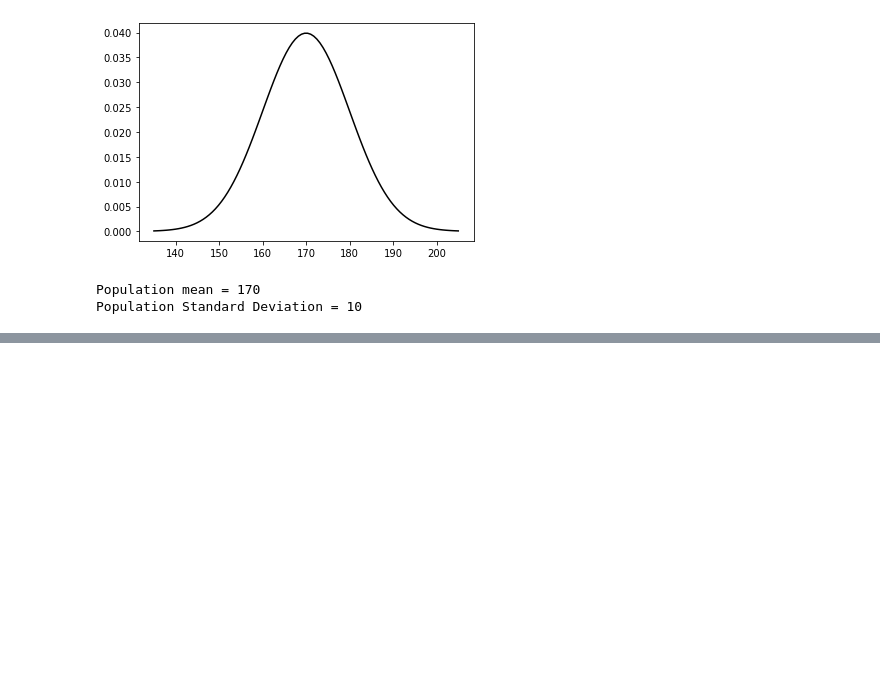
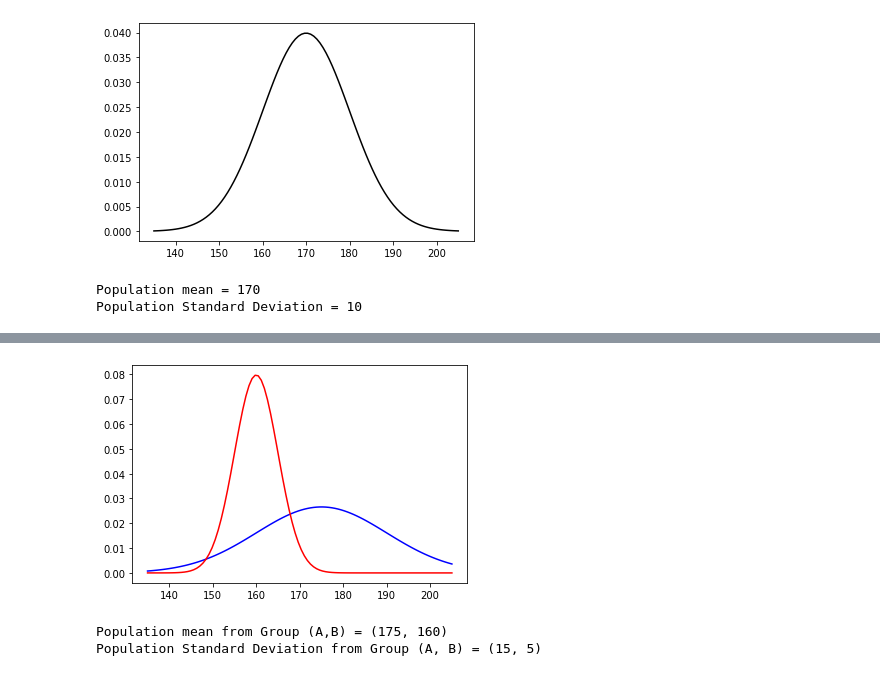
Before and after one commit to yotaKawashima/Statistics, a Jupyter notebook: Test_of_Significance.ipynb, the cells around one changed output, grey strips where cells are left out. Cells and saved outputs as stored; diff of their text form; code cells hidden in the pictures; blank space fills up the shorter version.

```diff
--- a/Test_of_Significance.ipynb
+++ b/Test_of_Significance.ipynb
@@ -100,0 +233,24 @@ plt.axvline(stats.norm.pdf(1-0.05/2, 0, 1))
+# %%
+# Set population properties
+# Group A
+PmeanA = 175 # Mean of population data (this will not be computed in experimental data because you cannot have all individual data for this)
+PSDA = 15 # Population standard deviation (this will not be computed in experimental data as well)
+
+# Group B
+PmeanB = 160
+PSDB = 5
+
+
+# Plot histogram for population data
+x = np.linspace(Pmean - 3.5*PSD, Pmean + 3.5*PSD, 100)
+plt.plot(x, stats.norm.pdf(x, PmeanA, PSDA), color='b')
+
+plt.plot(x, stats.norm.pdf(x, PmeanB, PSDB), color='r')
+
+plt.show()
+print('Population mean from Group (A,B) = ' + '('+ str(PmeanA)  +', '+ str(PmeanB) + ')')
+print('Population Standard Deviation from Group (A, B) = ' + '('+ str(PSDA)  +', '+ str(PSDB) + ')')
+# %% [output]
+[figure, added]
+Population mean from Group (A,B) = (175, 160)
+Population Standard Deviation from Group (A, B) = (15, 5)
```
Also changed, not shown: parts of 25 cells of this notebook.
